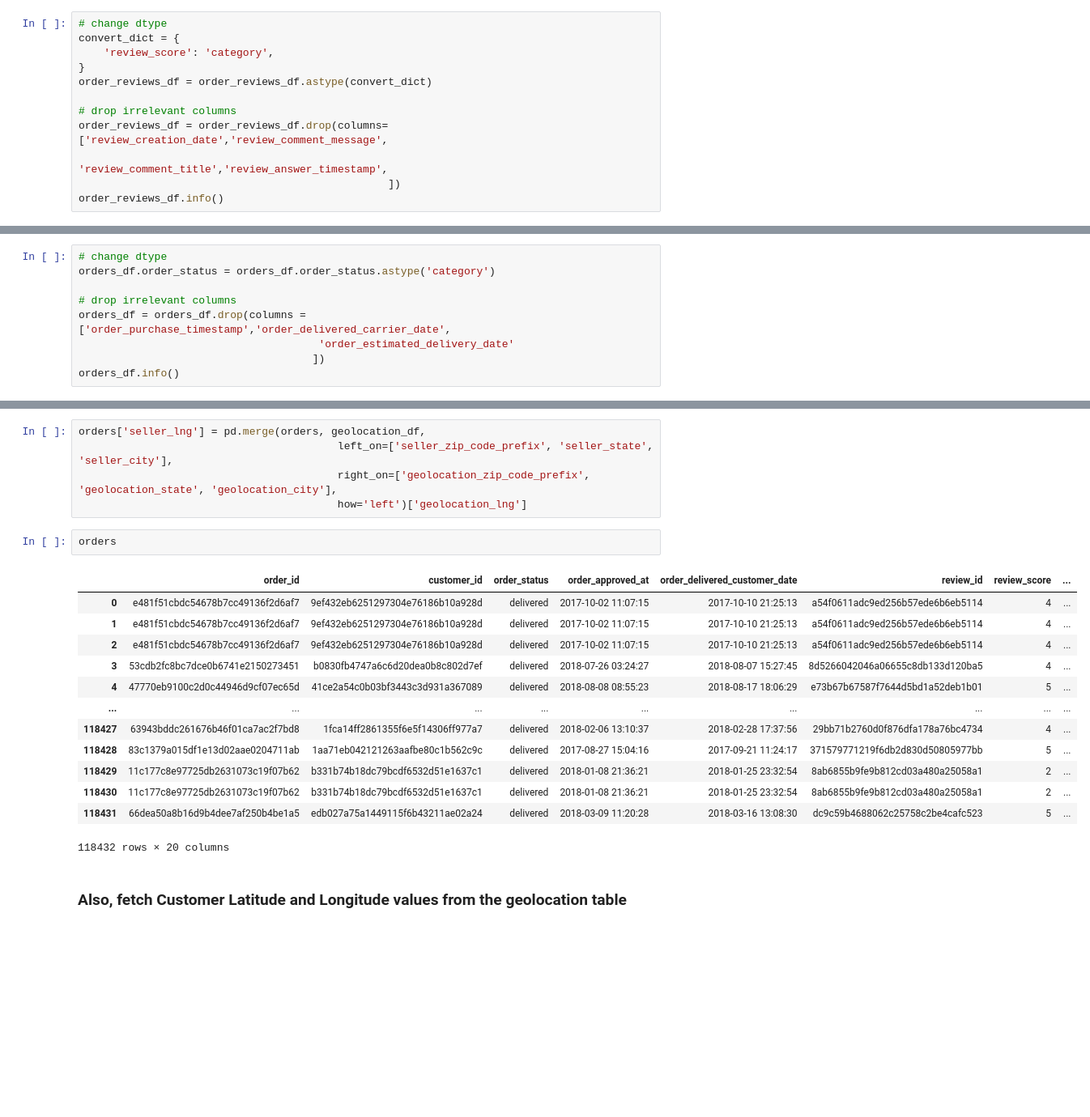
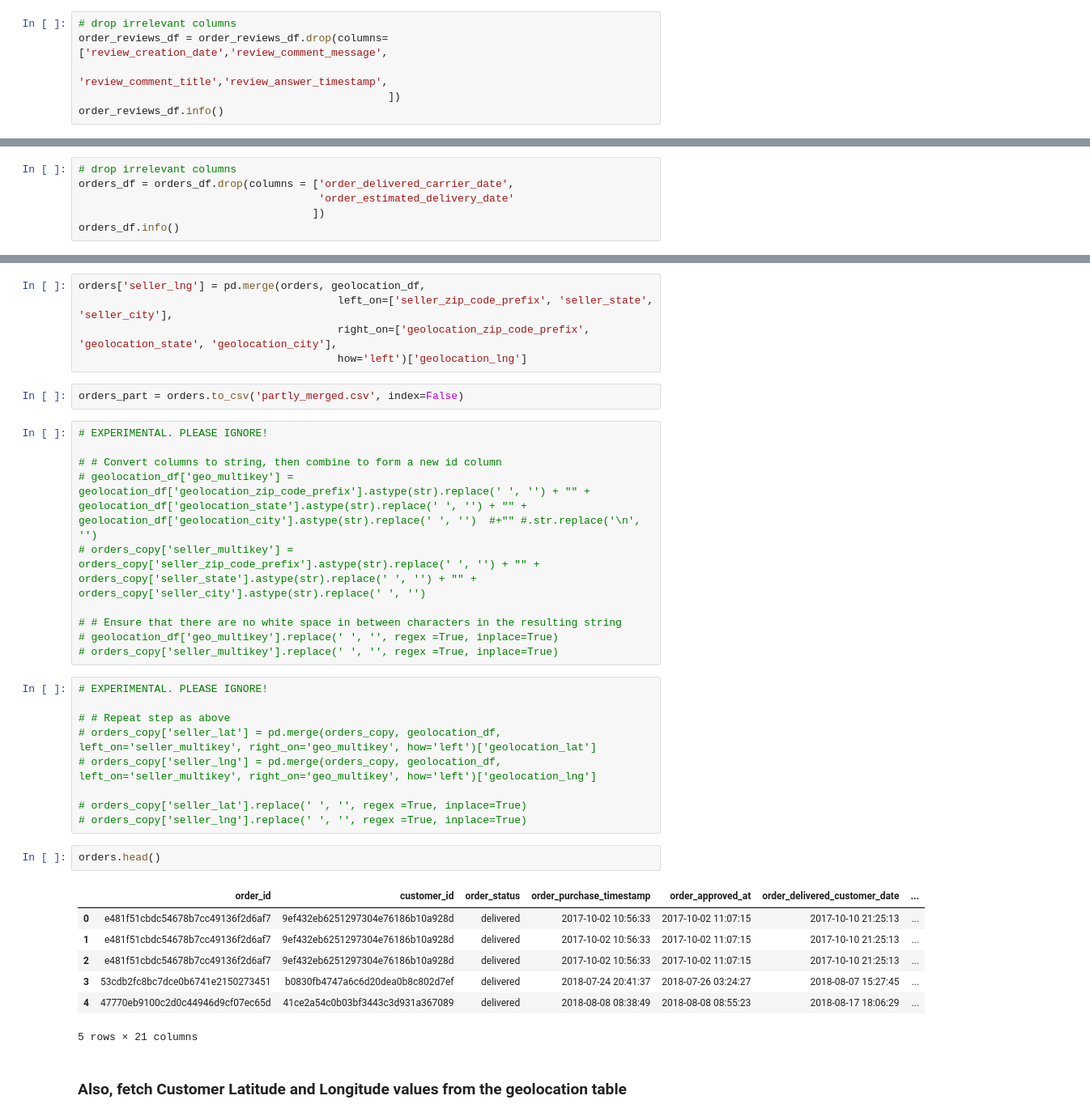
Before and after one commit to KennethOdoh/olist_kpi_dashboard, a Jupyter notebook: olist_ecommerce.ipynb, the cells around one changed output, grey strips where cells are left out. Shown at 81% size. Cells and saved outputs as stored; diff of their text form; blank space fills up the shorter version.

Commit message:
Added Date Dimension to table

```diff
--- a/olist_ecommerce.ipynb
+++ b/olist_ecommerce.ipynb
@@ -303,12 +297,6 @@ Data columns (total 7 columns):
 dtypes: datetime64[ns](2), int64(1), object(4)
 memory usage: 5.3+ MB
 # %%
-# change dtype
-convert_dict = {
-    'review_score': 'category',
-}
-order_reviews_df = order_reviews_df.astype(convert_dict)
-
 # drop irrelevant columns
 order_reviews_df = order_reviews_df.drop(columns=['review_creation_date','review_comment_message',
                                                   'review_comment_title','review_answer_timestamp',
@@ -352,11 +340,8 @@ Data columns (total 8 columns):
 dtypes: datetime64[ns](5), object(3)
 memory usage: 6.1+ MB
 # %%
-# change dtype
-orders_df.order_status = orders_df.order_status.astype('category')
-
 # drop irrelevant columns
-orders_df = orders_df.drop(columns = ['order_purchase_timestamp','order_delivered_carrier_date',
+orders_df = orders_df.drop(columns = ['order_delivered_carrier_date',
                                       'order_estimated_delivery_date'
                                      ])
 orders_df.info()
@@ -627,22 +613,37 @@ orders['seller_lng'] = pd.merge(orders, geolocation_df,
                                          left_on=['seller_zip_code_prefix', 'seller_state', 'seller_city'],
                                          right_on=['geolocation_zip_code_prefix', 'geolocation_state', 'geolocation_city'],
                                          how='left')['geolocation_lng']
+# %%
+orders_part = orders.to_csv('partly_merged.csv', index=False)
+# %%
+# EXPERIMENTAL. PLEASE IGNORE!
+
+# # Convert columns to string, then combine to form a new id column
+# geolocation_df['geo_multikey'] = geolocation_df['geolocation_zip_code_prefix'].astype(str).replace(' ', '') + "" + geolocation_df['geolocation_state'].astype(str).replace(' ', '') + "" + geolocation_df['geolocation_city'].astype(str).replace(' ', '')  #+"" #.str.replace('\n', '')
+# orders_copy['seller_multikey'] = orders_copy['seller_zip_code_prefix'].astype(str).replace(' ', '') + "" + orders_copy['seller_state'].astype(str).replace(' ', '') + "" + orders_copy['seller_city'].astype(str).replace(' ', '')
+
+# # Ensure that there are no white space in between characters in the resulting string
+# geolocation_df['geo_multikey'].replace(' ', '', regex =True, inplace=True)
+# orders_copy['seller_multikey'].replace(' ', '', regex =True, inplace=True)
+# %%
+# EXPERIMENTAL. PLEASE IGNORE!
+
+# # Repeat step as above
+# orders_copy['seller_lat'] = pd.merge(orders_copy, geolocation_df, left_on='seller_multikey', right_on='geo_multikey', how='left')['geolocation_lat']
+# orders_copy['seller_lng'] = pd.merge(orders_copy, geolocation_df, left_on='seller_multikey', right_on='geo_multikey', how='left')['geolocation_lng']
+
+# orders_copy['seller_lat'].replace(' ', '', regex =True, inplace=True)
+# orders_copy['seller_lng'].replace(' ', '', regex =True, inplace=True)
 # %%
-orders
+orders.head()
 # %% [output]
-|  | order_id | customer_id | order_status | order_approved_at | order_delivered_customer_date | review_id | review_score | ... |
-| 0 | e481f51cbdc54678b7cc49136f2d6af7 | 9ef432eb6251297304e76186b10a928d | delivered | 2017-10-02 11:07:15 | 2017-10-10 21:25:13 | a54f0611adc9ed256b57ede6b6eb5114 | 4 | ... |
-| 1 | e481f51cbdc54678b7cc49136f2d6af7 | 9ef432eb6251297304e76186b10a928d | delivered | 2017-10-02 11:07:15 | 2017-10-10 21:25:13 | a54f0611adc9ed256b57ede6b6eb5114 | 4 | ... |
-| 2 | e481f51cbdc54678b7cc49136f2d6af7 | 9ef432eb6251297304e76186b10a928d | delivered | 2017-10-02 11:07:15 | 2017-10-10 21:25:13 | a54f0611adc9ed256b57ede6b6eb5114 | 4 | ... |
-| 3 | 53cdb2fc8bc7dce0b6741e2150273451 | b0830fb4747a6c6d20dea0b8c802d7ef | delivered | 2018-07-26 03:24:27 | 2018-08-07 15:27:45 | 8d5266042046a06655c8db133d120ba5 | 4 | ... |
-| 4 | 47770eb9100c2d0c44946d9cf07ec65d | 41ce2a54c0b03bf3443c3d931a367089 | delivered | 2018-08-08 08:55:23 | 2018-08-17 18:06:29 | e73b67b67587f7644d5bd1a52deb1b01 | 5 | ... |
-| ... | ... | ... | ... | ... | ... | ... | ... | ... |
-| 118427 | 63943bddc261676b46f01ca7ac2f7bd8 | 1fca14ff2861355f6e5f14306ff977a7 | delivered | 2018-02-06 13:10:37 | 2018-02-28 17:37:56 | 29bb71b2760d0f876dfa178a76bc4734 | 4 | ... |
-| 118428 | 83c1379a015df1e13d02aae0204711ab | 1aa71eb042121263aafbe80c1b562c9c | delivered | 2017-08-27 15:04:16 | 2017-09-21 11:24:17 | 371579771219f6db2d830d50805977bb | 5 | ... |
-| 118429 | 11c177c8e97725db2631073c19f07b62 | b331b74b18dc79bcdf6532d51e1637c1 | delivered | 2018-01-08 21:36:21 | 2018-01-25 23:32:54 | 8ab6855b9fe9b812cd03a480a25058a1 | 2 | ... |
-| 118430 | 11c177c8e97725db2631073c19f07b62 | b331b74b18dc79bcdf6532d51e1637c1 | delivered | 2018-01-08 21:36:21 | 2018-01-25 23:32:54 | 8ab6855b9fe9b812cd03a480a25058a1 | 2 | ... |
-| 118431 | 66dea50a8b16d9b4dee7af250b4be1a5 | edb027a75a1449115f6b43211ae02a24 | delivered | 2018-03-09 11:20:28 | 2018-03-16 13:08:30 | dc9c59b4688062c25758c2be4cafc523 | 5 | ... |
+|  | order_id | customer_id | order_status | order_purchase_timestamp | order_approved_at | order_delivered_customer_date | ... |
+| 0 | e481f51cbdc54678b7cc49136f2d6af7 | 9ef432eb6251297304e76186b10a928d | delivered | 2017-10-02 10:56:33 | 2017-10-02 11:07:15 | 2017-10-10 21:25:13 | ... |
+| 1 | e481f51cbdc54678b7cc49136f2d6af7 | 9ef432eb6251297304e76186b10a928d | delivered | 2017-10-02 10:56:33 | 2017-10-02 11:07:15 | 2017-10-10 21:25:13 | ... |
+| 2 | e481f51cbdc54678b7cc49136f2d6af7 | 9ef432eb6251297304e76186b10a928d | delivered | 2017-10-02 10:56:33 | 2017-10-02 11:07:15 | 2017-10-10 21:25:13 | ... |
+| 3 | 53cdb2fc8bc7dce0b6741e2150273451 | b0830fb4747a6c6d20dea0b8c802d7ef | delivered | 2018-07-24 20:41:37 | 2018-07-26 03:24:27 | 2018-08-07 15:27:45 | ... |
+| 4 | 47770eb9100c2d0c44946d9cf07ec65d | 41ce2a54c0b03bf3443c3d931a367089 | delivered | 2018-08-08 08:38:49 | 2018-08-08 08:55:23 | 2018-08-17 18:06:29 | ... |
-118432 rows × 20 columns
+5 rows × 21 columns
 # %% [markdown]
 ### Also, fetch Customer Latitude and Longitude values from the geolocation table
 # %%
```
Also changed, not shown: parts of 41 cells of this notebook, 3 other files.
